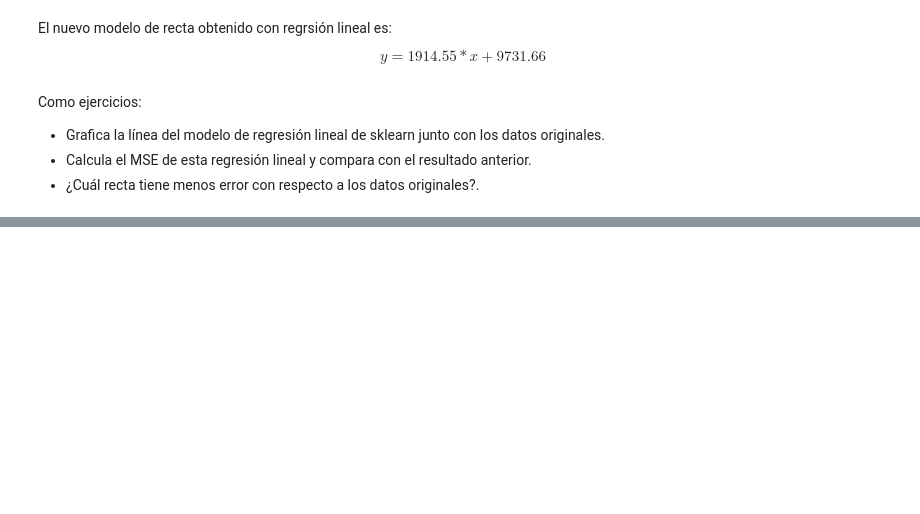
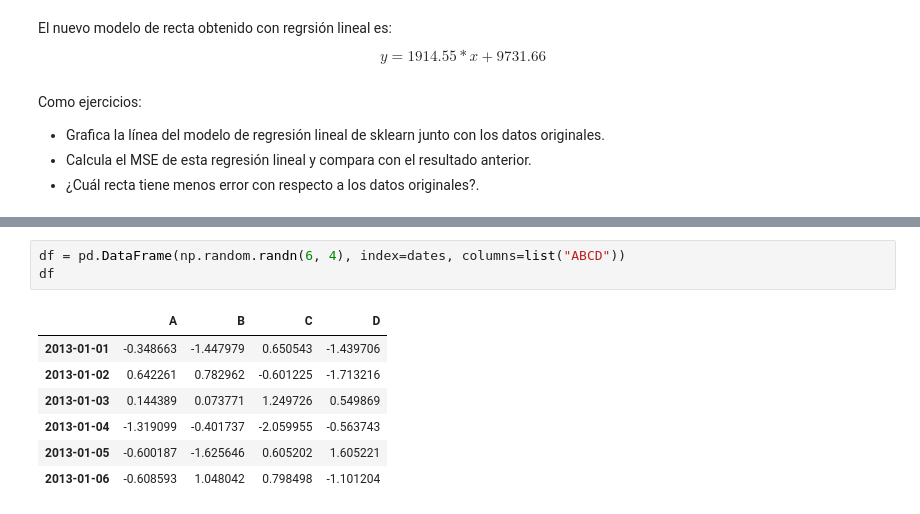
Before and after one commit to Fano-Rdz/Mineria_de_Datos, a Jupyter notebook: Te_damos_la_bienvenida_a_Colab.ipynb, the cells around one changed output, grey strips where cells are left out. Saved outputs shown, nothing was run; the diff lists cells and outputs as text; blank space fills up the shorter version.

```diff
--- a/Te_damos_la_bienvenida_a_Colab.ipynb
+++ b/Te_damos_la_bienvenida_a_Colab.ipynb
@@ -803,0 +868,11 @@ plt.show()
+# %%
+df = pd.DataFrame(np.random.randn(6, 4), index=dates, columns=list("ABCD"))
+df
+# %% [output]
+|  | A | B | C | D |
+| 2013-01-01 | -0.348663 | -1.447979 | 0.650543 | -1.439706 |
+| 2013-01-02 | 0.642261 | 0.782962 | -0.601225 | -1.713216 |
+| 2013-01-03 | 0.144389 | 0.073771 | 1.249726 | 0.549869 |
+| 2013-01-04 | -1.319099 | -0.401737 | -2.059955 | -0.563743 |
+| 2013-01-05 | -0.600187 | -1.625646 | 0.605202 | 1.605221 |
+| 2013-01-06 | -0.608593 | 1.048042 | 0.798498 | -1.101204 |
```
Also changed, not shown: parts of 27 cells of this notebook.
